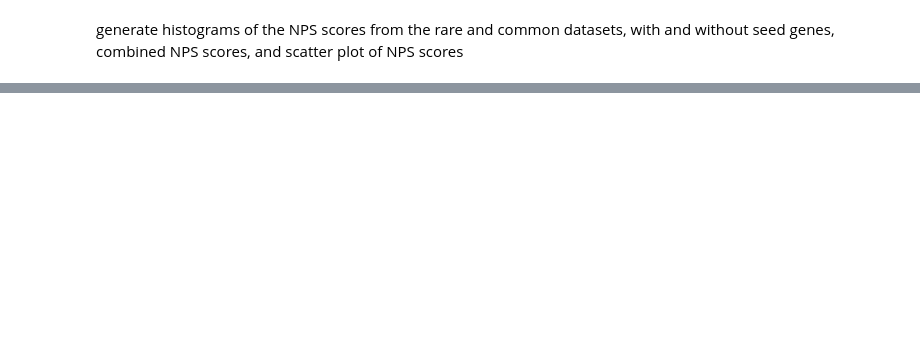
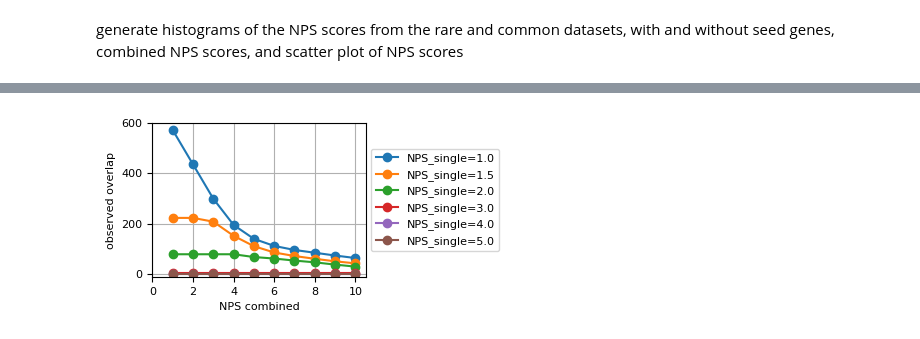
Before and after one commit to BSLeger/rare_common_alcohol_comparison, a Jupyter notebook: notebooks/rare_common_colocalization.ipynb, the cells around one changed output, grey strips where cells are left out. Drawn from its saved outputs; the diff is of its cells as text; code cells hidden in the pictures; blank space fills up the shorter version.

```diff
--- a/notebooks/rare_common_colocalization.ipynb
+++ b/notebooks/rare_common_colocalization.ipynb
@@ -368,0 +257,2 @@ UBAC1  -0.676896
+# %%
+netcoloc_enrichment_df=pd.read_csv('calculated_values/colocalization_scores/colocScore_GSCAN_DPW_magma_alcoholintake_FDR_25.tsv',sep='\t')
@@ -368,0 +268,4 @@ UBAC1  -0.676896
+# %%
+NPS_lineplot(netcoloc_enrichment_df,'observed_overlap','network_overlap_ACN.svg',xrange=[0,10.5], yrange=[-10,600],save_fig=save_fig)
+# %% [output]
+[figure, added]
```
Also changed, not shown: parts of 55 cells of this notebook, 4 other files.
